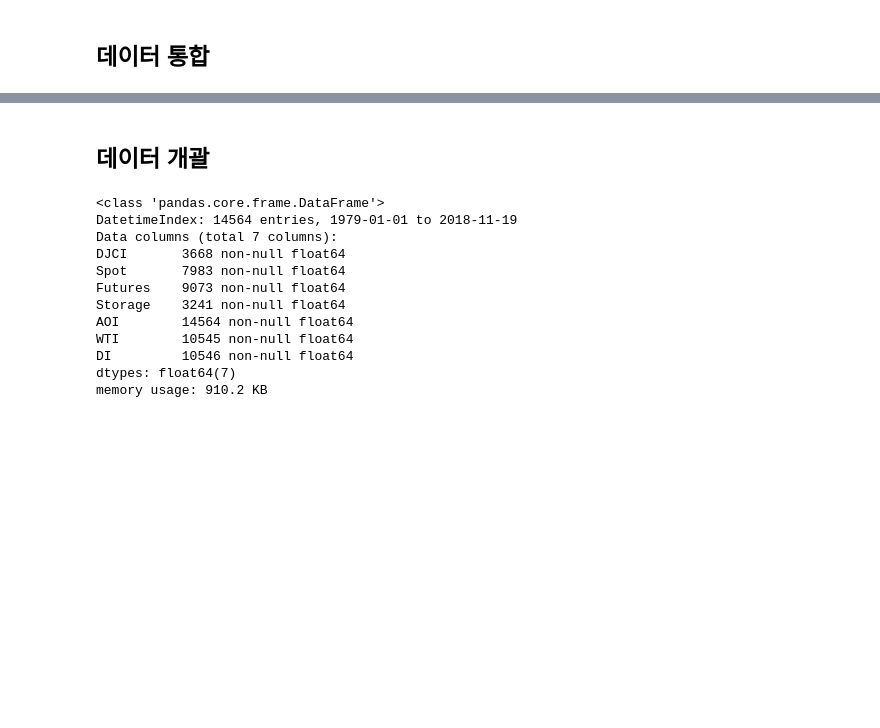
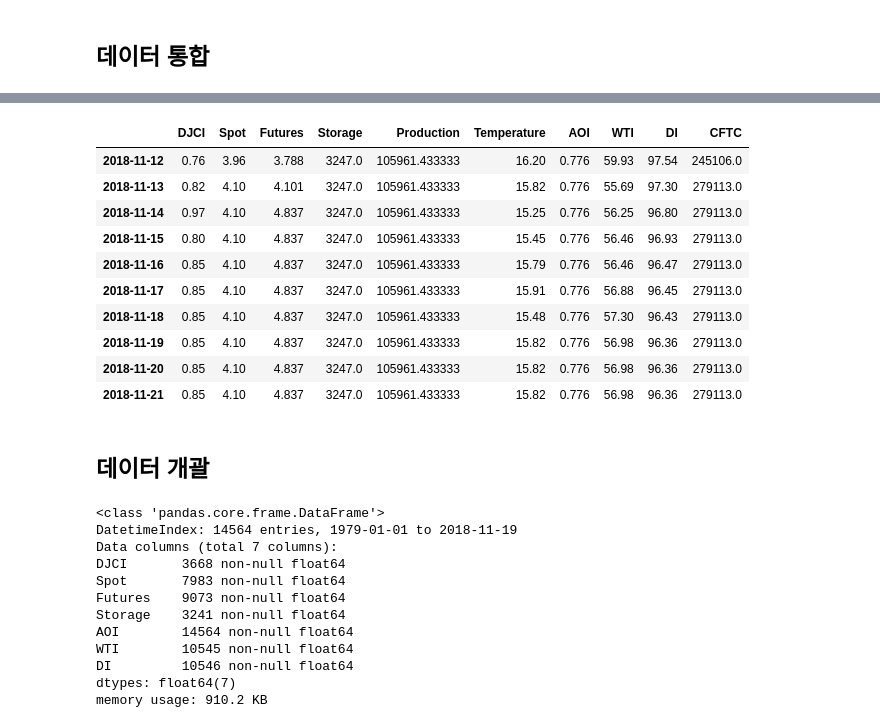
Before and after one commit to amun83/Financial-Data-Science, a Jupyter notebook: FD102_Forecasting_Natural_Gas_ETN_Prices.ipynb, the cells around one changed output, grey strips where cells are left out. Cells and saved outputs as stored; diff of their text form; code cells hidden in the pictures; blank space fills up the shorter version.

```diff
--- a/FD102_Forecasting_Natural_Gas_ETN_Prices.ipynb
+++ b/FD102_Forecasting_Natural_Gas_ETN_Prices.ipynb
@@ -202,3 +279,30 @@ M.tail(10)
+# %%
+M['DJCI'       ].interpolate(method = 'time'   , limit_direction='forward', inplace = True)
+M['Spot'       ].interpolate(method = 'time'   , limit_direction='forward', inplace = True)
+M['Futures'    ].interpolate(method = 'time'   , limit_direction='forward', inplace = True)
+M['Storage'    ].interpolate(method = 'time'   , limit_direction='forward', inplace = True)
+M['Temperature'].interpolate(method = 'time'   , limit_direction='forward', inplace = True)
+M['AOI'        ].interpolate(method = 'time'   , limit_direction='forward', inplace = True)
+M['WTI'        ].interpolate(method = 'time'   , limit_direction='forward', inplace = True)
+M['DI'         ].interpolate(method = 'time'   , limit_direction='forward', inplace = True)
+M['CFTC'       ].interpolate(method = 'nearest', limit_direction='forward', inplace = True)
+# %%
+M['Production'] = M['Production'].apply(lambda x : x / 30)
+M['Production'].fillna(method = 'ffill', inplace = True)
+
+M.tail(10)
+# %% [output]
+|  | DJCI | Spot | Futures | Storage | Production | Temperature | AOI | WTI | DI | CFTC |
+| 2018-11-12 | 0.76 | 3.96 | 3.788 | 3247.0 | 105961.433333 | 16.20 | 0.776 | 59.93 | 97.54 | 245106.0 |
+| 2018-11-13 | 0.82 | 4.10 | 4.101 | 3247.0 | 105961.433333 | 15.82 | 0.776 | 55.69 | 97.30 | 279113.0 |
+| 2018-11-14 | 0.97 | 4.10 | 4.837 | 3247.0 | 105961.433333 | 15.25 | 0.776 | 56.25 | 96.80 | 279113.0 |
+| 2018-11-15 | 0.80 | 4.10 | 4.837 | 3247.0 | 105961.433333 | 15.45 | 0.776 | 56.46 | 96.93 | 279113.0 |
+| 2018-11-16 | 0.85 | 4.10 | 4.837 | 3247.0 | 105961.433333 | 15.79 | 0.776 | 56.46 | 96.47 | 279113.0 |
+| 2018-11-17 | 0.85 | 4.10 | 4.837 | 3247.0 | 105961.433333 | 15.91 | 0.776 | 56.88 | 96.45 | 279113.0 |
+| 2018-11-18 | 0.85 | 4.10 | 4.837 | 3247.0 | 105961.433333 | 15.48 | 0.776 | 57.30 | 96.43 | 279113.0 |
+| 2018-11-19 | 0.85 | 4.10 | 4.837 | 3247.0 | 105961.433333 | 15.82 | 0.776 | 56.98 | 96.36 | 279113.0 |
+| 2018-11-20 | 0.85 | 4.10 | 4.837 | 3247.0 | 105961.433333 | 15.82 | 0.776 | 56.98 | 96.36 | 279113.0 |
+| 2018-11-21 | 0.85 | 4.10 | 4.837 | 3247.0 | 105961.433333 | 15.82 | 0.776 | 56.98 | 96.36 | 279113.0 |
 # %% [markdown]
 ## 데이터 개괄
 # %%
```
Also changed, not shown: parts of 12 cells of this notebook.
